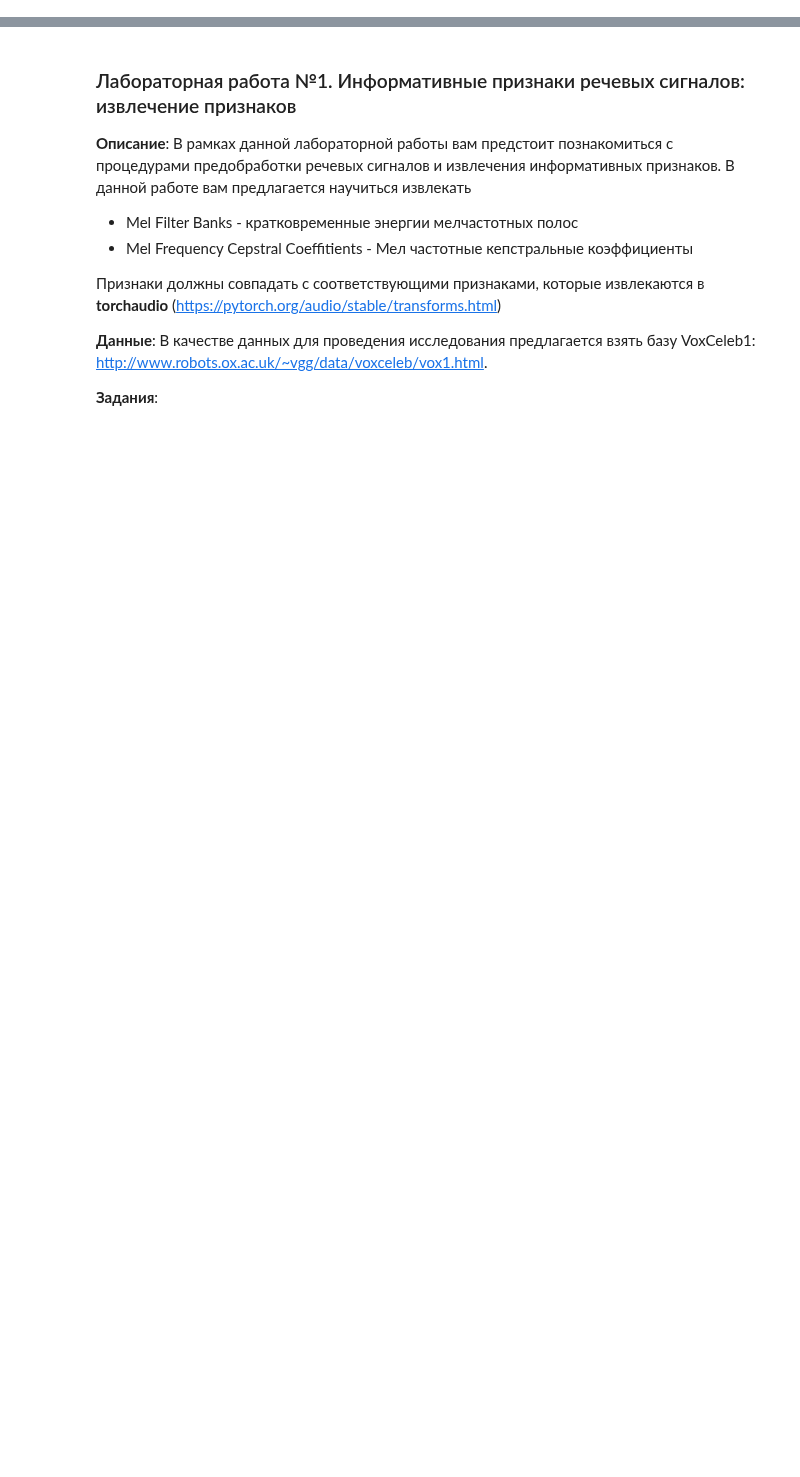
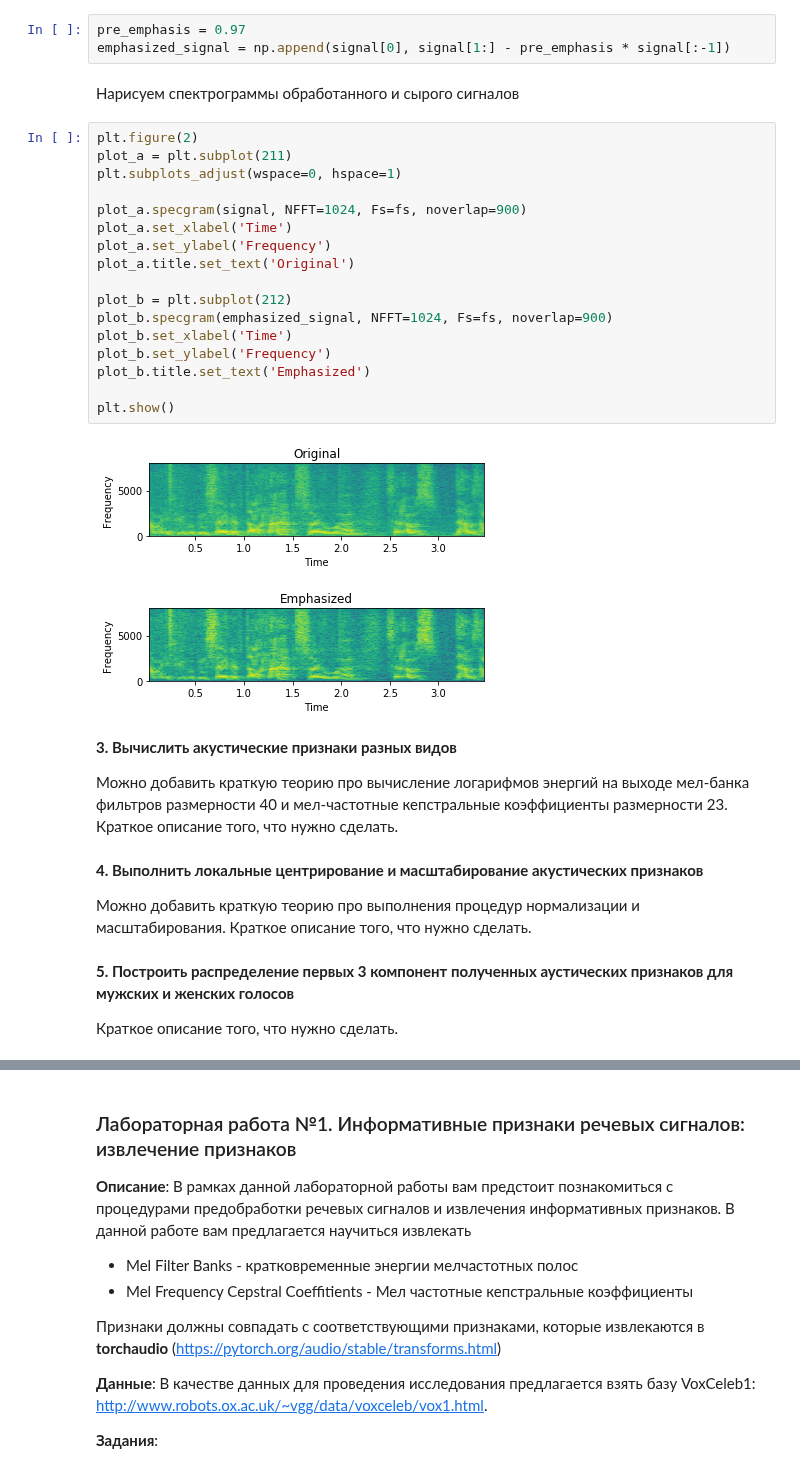
Before and after one commit to va-volokhov/itmo_speaker_recognition_course, a Jupyter notebook: lab1/lab1.ipynb, the cells around one changed output, grey strips where cells are left out. Cells and saved outputs as stored; diff of their text form; blank space fills up the shorter version.

```diff
--- a/lab1/lab1.ipynb
+++ b/lab1/lab1.ipynb
@@ -0,0 +121,36 @@
+# %%
+pre_emphasis = 0.97
+emphasized_signal = np.append(signal[0], signal[1:] - pre_emphasis * signal[:-1])
+# %% [markdown]
+Нарисуем спектрограммы обработанного и сырого сигналов
+# %%
+plt.figure(2)
+plot_a = plt.subplot(211)
+plt.subplots_adjust(wspace=0, hspace=1)
+
+plot_a.specgram(signal, NFFT=1024, Fs=fs, noverlap=900)
+plot_a.set_xlabel('Time')
+plot_a.set_ylabel('Frequency')
+plot_a.title.set_text('Original')
+
+plot_b = plt.subplot(212)
+plot_b.specgram(emphasized_signal, NFFT=1024, Fs=fs, noverlap=900)
+plot_b.set_xlabel('Time')
+plot_b.set_ylabel('Frequency')
+plot_b.title.set_text('Emphasized')
+
+plt.show()
+# %% [output]
+[figure, added]
+# %% [markdown]
+**3. Вычислить акустические признаки разных видов**
+
+Можно добавить краткую теорию про вычисление логарифмов энергий на выходе мел-банка фильтров размерности 40 и мел-частотные кепстральные коэффициенты размерности 23. Краткое описание того, что нужно сделать.
+# %% [markdown]
+**4. Выполнить локальные центрирование и масштабирование акустических признаков**
+
+Можно добавить краткую теорию про выполнения процедур нормализации и масштабирования. Краткое описание того, что нужно сделать.
+# %% [markdown]
+**5. Построить распределение первых 3 компонент полученных аустических признаков для мужских и женских голосов**
+
+Краткое описание того, что нужно сделать.
```
Also changed, not shown: parts of 15 cells of this notebook.
